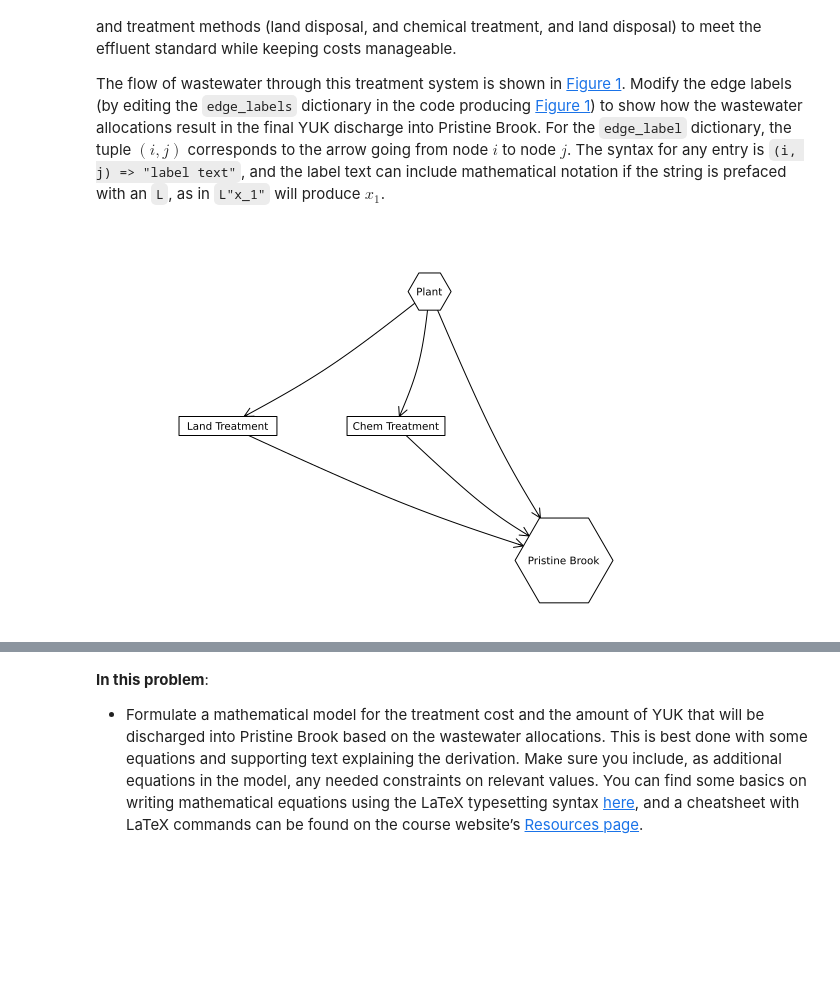
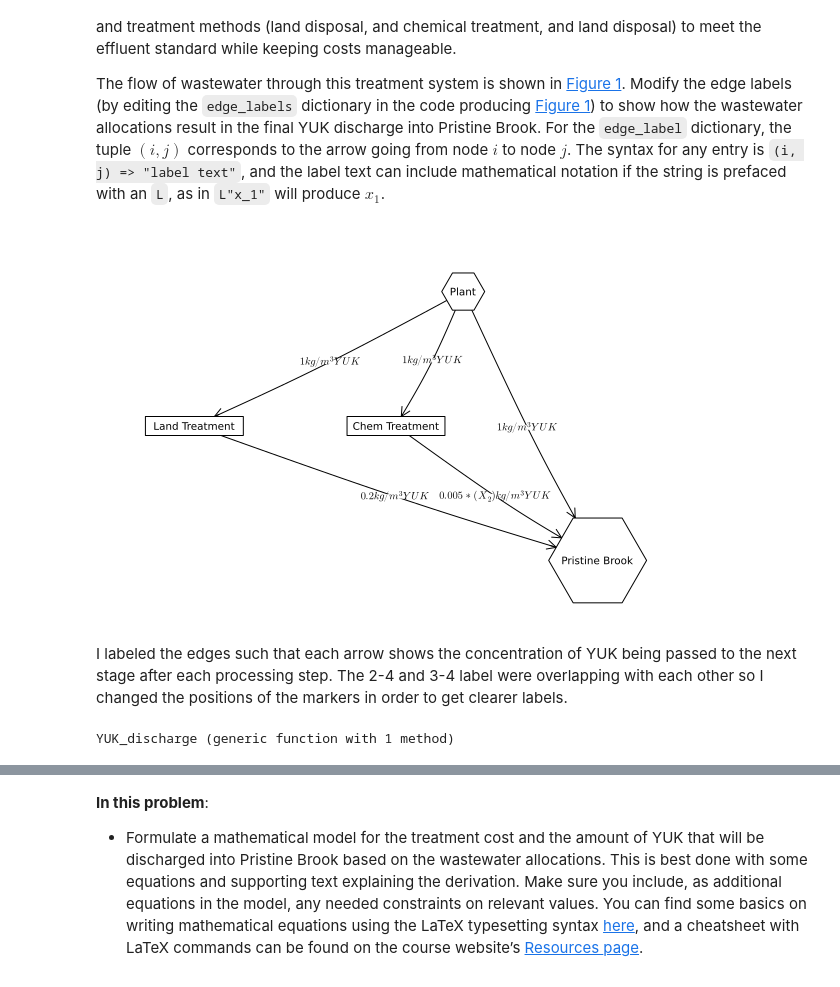
Before and after one commit to BEE4750-FA24/hw1-badynmt, a Jupyter notebook: hw01.ipynb, the cells around one changed output, grey strips where cells are left out. Saved outputs shown, nothing was run; the diff lists cells and outputs as text; code cells hidden in the pictures; blank space fills up the shorter version.

```diff
--- a/hw01.ipynb
+++ b/hw01.ipynb
@@ -345,17 +345,50 @@ mathematical notation if the string is prefaced with an `L`, as in
 # %%
 A = [0 1 1 1;
     0 0 0 1;
     0 0 0 1;
     0 0 0 0]
 
 names = ["Plant", "Land Treatment", "Chem Treatment", "Pristine Brook"]
 # modify this dictionary to add labels
-edge_labels = Dict((1, 2) => "", (1,3) => "", (1, 4) => "",(2, 4) => "",(3, 4) => "")
+edge_labels = Dict((1, 2) => L"1kg/m^3 YUK", (1,3) => L"1kg/m^3 YUK", (1, 4) => L"1kg/m^3 YUK",(2, 4) => L"0.2kg/m^3 YUK",(3, 4) => L"0.005*(X_2)kg/m^3 YUK")
 shapes=[:hexagon, :rect, :rect, :hexagon]
-xpos = [0, -1.5, -0.25, 1]
-ypos = [1, 0, 0, -1]
+xpos = [0, -4, -1, 2]
+ypos = [2, 0, 0, -2]
 
-p = graphplot(A, names=names,edgelabel=edge_labels, markersize=0.15, markershapes=shapes, markercolor=:white, x=xpos, y=ypos)
+p = graphplot(A, names=names,edgelabel=edge_labels, markersize=0.3, markershapes=shapes, markercolor=:white, x=xpos, y=ypos)
 display(p)
+
+# xpos = [0, -1.5, -0.25, 1]
+# ypos = [1, 0, 0, -1]
 # %% [output]
-[figure, old version]
+[figure, new version]
+# %% [markdown]
+I labeled the edges such that each arrow shows the concentration of YUK being passed to the next stage after each processing step. The 2-4 and 3-4 label were overlapping with each other so I changed the positions of the markers in order to get clearer labels.
+# %%
+function YUK_discharge(X1, X2, no_treat)
+    # This function takes in three arguments in m^3/day: amount of water to be discharged on land, amount of water to be treated by chemicals, and
+    # the amount of water not revieving secondary treatment
+    # The function will return the total YUK discharge into the stream in kg/day and the total cost in dollars per day
+
+    plant_flow = 100    # m^3/day wastewater
+    plant_yuk = 1       # kg/m^3 YUK
+
+    # Check that input arguments make up total flow
+    if plant_flow != (X1+X2+no_treat)
+        throw("input arguments do not add up to total plant flow")
+    end
+
+    # Define the efficiencies as proportion removed
+    e1 = 0.8
+    e2 = 1 - 0.005*(X2)
+
+    cost_X1 = ((X1)^2) / (20)    # dollars per day
+    cost_X2 = 1.5 * X2           # dollars per day
+
+    total_cost = cost_X1 + cost_X2
+    total_yuk_discharge = X1*(1-e1)*plant_yuk + X2*(1-e2)*plant_yuk + no_treat*(plant_yuk)       # kg/day
+
+    return (total_yuk_discharge, total_cost)
+end
+# %% [output]
+YUK_discharge (generic function with 1 method)
```
Also changed, not shown: parts of 1 cell of this notebook.
